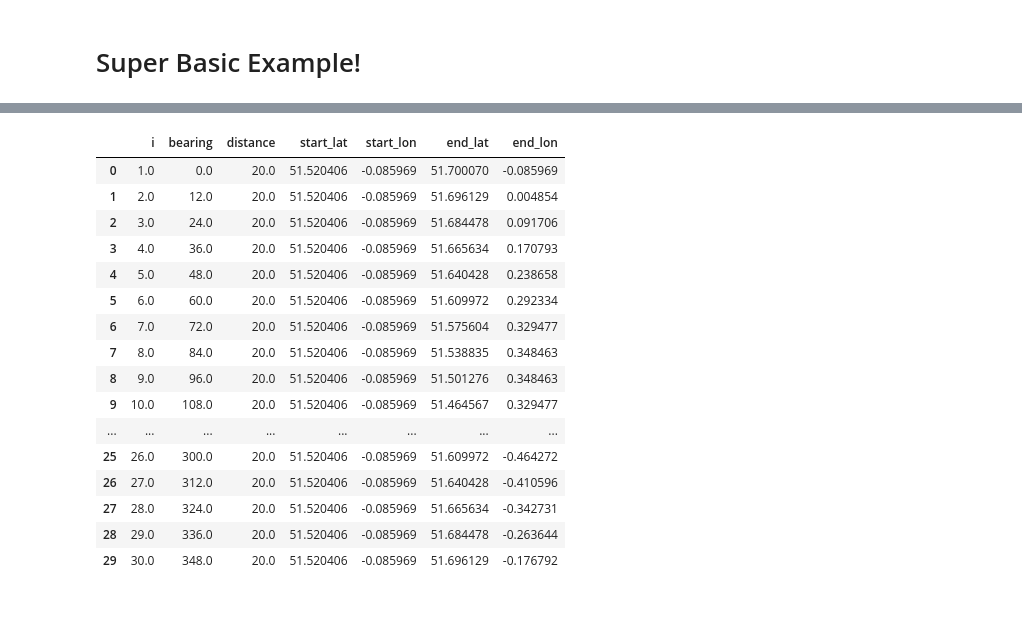
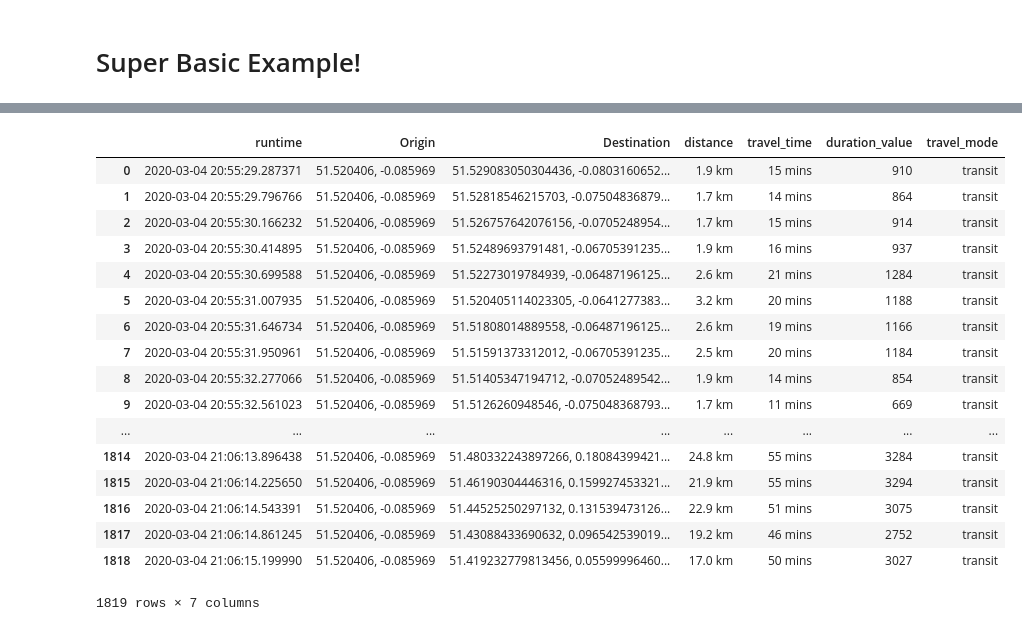
Before and after one commit to Cronino/GA-Maps-Project, a Jupyter notebook: GA Distance Project.ipynb, the cells around one changed output, grey strips where cells are left out. Saved outputs shown, nothing was run; the diff lists cells and outputs as text; code cells hidden in the pictures.

```diff
--- a/GA Distance Project.ipynb
+++ b/GA Distance Project.ipynb
@@ -33,8 +33,8 @@ import polyline
 
 API_KEY = open('API_key.txt','r').read()
 
-Origin = 'Seattle'
-Destination = 'Washington DC'
+Origin = 'Monzo, Finsbury Square'
+Destination = 'Epsom'
 travel_mode = 'transit'
 
 google_url = 'https://maps.googleapis.com/maps/api/distancematrix/json?origins=' + Origin + '&destinations=' + Destination + '&key=' + API_KEY + '&mode=' +travel_mode
@@ -140,8 +138,8 @@ distance_api(start_lat= 51.520406,start_lon= -0.085969, travel_mode= 'transit',
 import math
 
 # Monzo Office Location
-start_lat = 51.520406
-start_lon = -0.085969
+# start_lat = 51.520406
+# start_lon = -0.085969
 
 
 def circle_coords(start_lat,start_lon,distance,n_points):
@@ -158,7 +156,7 @@ def circle_coords(start_lat,start_lon,distance,n_points):
     column_labels = ['i','bearing','distance','start_lat','start_lon','end_lat','end_lon']
     coordinates_df = pd.DataFrame(columns = column_labels)
 
-    for i in range(0, n_points+1):
+    for i in range(0, n_points):
 
         brng = math.radians(i * (360/n_points))    #convert bearing to radians
         lat1 = math.radians(start_lat) #Current lat point converted to radians
@@ -175,3 +225,25 @@ def circle_coords(start_lat,start_lon,distance,n_points):
+# %%
+# try and combine the functions!
+
+
+def data_for_map(start_latitude, start_longitude, number_points,distance):
+
+    #this flag makes sure the logging table gets cleared
+    flag = True
+
+
+
+
+    concentric_circles(split=1,reset_table=0,start_latitude=start_latitude, start_longitude=start_longitude, number_points=number_points, distance=distance)
+
+    max_num = (number_points+1) *distance
+
+    for i in range(1,max_num):
+        coordinates_df_filtered = coordinates_df_conc[coordinates_df_conc.index == i]
+        distance_api(start_lat = coordinates_df_filtered.iloc[0]['start_lat'], start_lon= coordinates_df_filtered.iloc[0]['start_lon'], travel_mode = 'transit', end_lat=coordinates_df_filtered.iloc[0]['end_lat'], end_lon= coordinates_df_filtered.iloc[0]['end_lon'], rebuild_table = i)
+
+        print(str(i) + ' of ' + str(max_num) +' done!')
+    return (logging_table)
 # %%
-circle_coords(start_lat = 51.520406, start_lon = -0.085969, distance = 20, n_points = 30)
+data_for_map(start_latitude= 51.520406,start_longitude = -0.085969,number_points= 90, distance=20)
 # %% [output]
@@ -178,17 +267,18 @@ circle_coords(start_lat = 51.520406, start_lon = -0.085969, distance = 20, n_poi
-|  | i | bearing | distance | start_lat | start_lon | end_lat | end_lon |
-| 0 | 1.0 | 0.0 | 20.0 | 51.520406 | -0.085969 | 51.700070 | -0.085969 |
-| 1 | 2.0 | 12.0 | 20.0 | 51.520406 | -0.085969 | 51.696129 | 0.004854 |
-| 2 | 3.0 | 24.0 | 20.0 | 51.520406 | -0.085969 | 51.684478 | 0.091706 |
-| 3 | 4.0 | 36.0 | 20.0 | 51.520406 | -0.085969 | 51.665634 | 0.170793 |
-| 4 | 5.0 | 48.0 | 20.0 | 51.520406 | -0.085969 | 51.640428 | 0.238658 |
-| 5 | 6.0 | 60.0 | 20.0 | 51.520406 | -0.085969 | 51.609972 | 0.292334 |
-| 6 | 7.0 | 72.0 | 20.0 | 51.520406 | -0.085969 | 51.575604 | 0.329477 |
-| 7 | 8.0 | 84.0 | 20.0 | 51.520406 | -0.085969 | 51.538835 | 0.348463 |
-| 8 | 9.0 | 96.0 | 20.0 | 51.520406 | -0.085969 | 51.501276 | 0.348463 |
-| 9 | 10.0 | 108.0 | 20.0 | 51.520406 | -0.085969 | 51.464567 | 0.329477 |
+|  | runtime | Origin | Destination | distance | travel_time | duration_value | travel_mode |
+| 0 | 2020-03-04 20:55:29.287371 | 51.520406, -0.085969 | 51.529083050304436, -0.0803160652... | 1.9 km | 15 mins | 910 | transit |
+| 1 | 2020-03-04 20:55:29.796766 | 51.520406, -0.085969 | 51.52818546215703, -0.07504836879... | 1.7 km | 14 mins | 864 | transit |
+| 2 | 2020-03-04 20:55:30.166232 | 51.520406, -0.085969 | 51.526757642076156, -0.0705248954... | 1.7 km | 15 mins | 914 | transit |
+| 3 | 2020-03-04 20:55:30.414895 | 51.520406, -0.085969 | 51.52489693791481, -0.06705391235... | 1.9 km | 16 mins | 937 | transit |
+| 4 | 2020-03-04 20:55:30.699588 | 51.520406, -0.085969 | 51.52273019784939, -0.06487196125... | 2.6 km | 21 mins | 1284 | transit |
+| 5 | 2020-03-04 20:55:31.007935 | 51.520406, -0.085969 | 51.520405114023305, -0.0641277383... | 3.2 km | 20 mins | 1188 | transit |
+| 6 | 2020-03-04 20:55:31.646734 | 51.520406, -0.085969 | 51.51808014889558, -0.06487196125... | 2.6 km | 19 mins | 1166 | transit |
+| 7 | 2020-03-04 20:55:31.950961 | 51.520406, -0.085969 | 51.51591373312012, -0.06705391235... | 2.5 km | 20 mins | 1184 | transit |
+| 8 | 2020-03-04 20:55:32.277066 | 51.520406, -0.085969 | 51.51405347194712, -0.07052489542... | 1.9 km | 14 mins | 854 | transit |
+| 9 | 2020-03-04 20:55:32.561023 | 51.520406, -0.085969 | 51.5126260948546, -0.075048368793... | 1.7 km | 11 mins | 669 | transit |
 | ... | ... | ... | ... | ... | ... | ... | ... |
-| 25 | 26.0 | 300.0 | 20.0 | 51.520406 | -0.085969 | 51.609972 | -0.464272 |
-| 26 | 27.0 | 312.0 | 20.0 | 51.520406 | -0.085969 | 51.640428 | -0.410596 |
-| 27 | 28.0 | 324.0 | 20.0 | 51.520406 | -0.085969 | 51.665634 | -0.342731 |
-| 28 | 29.0 | 336.0 | 20.0 | 51.520406 | -0.085969 | 51.684478 | -0.263644 |
-| 29 | 30.0 | 348.0 | 20.0 | 51.520406 | -0.085969 | 51.696129 | -0.176792 |
+| 1814 | 2020-03-04 21:06:13.896438 | 51.520406, -0.085969 | 51.480332243897266, 0.18084399421... | 24.8 km | 55 mins | 3284 | transit |
+| 1815 | 2020-03-04 21:06:14.225650 | 51.520406, -0.085969 | 51.46190304446316, 0.159927453321... | 21.9 km | 55 mins | 3294 | transit |
+| 1816 | 2020-03-04 21:06:14.543391 | 51.520406, -0.085969 | 51.44525250297132, 0.131539473126... | 22.9 km | 51 mins | 3075 | transit |
+| 1817 | 2020-03-04 21:06:14.861245 | 51.520406, -0.085969 | 51.43088433690632, 0.096542539019... | 19.2 km | 46 mins | 2752 | transit |
+| 1818 | 2020-03-04 21:06:15.199990 | 51.520406, -0.085969 | 51.419232779813456, 0.05599996460... | 17.0 km | 50 mins | 3027 | transit |
+1819 rows × 7 columns
```
Also changed, not shown: parts of 14 cells of this notebook, 4 other files.
